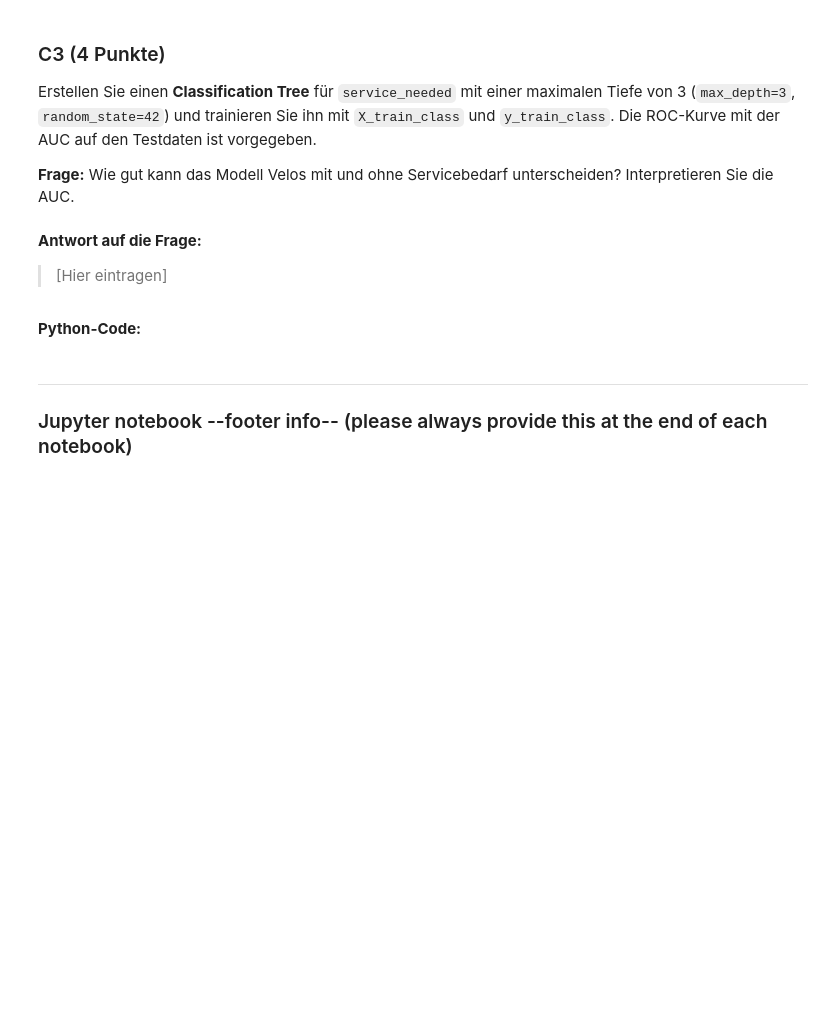
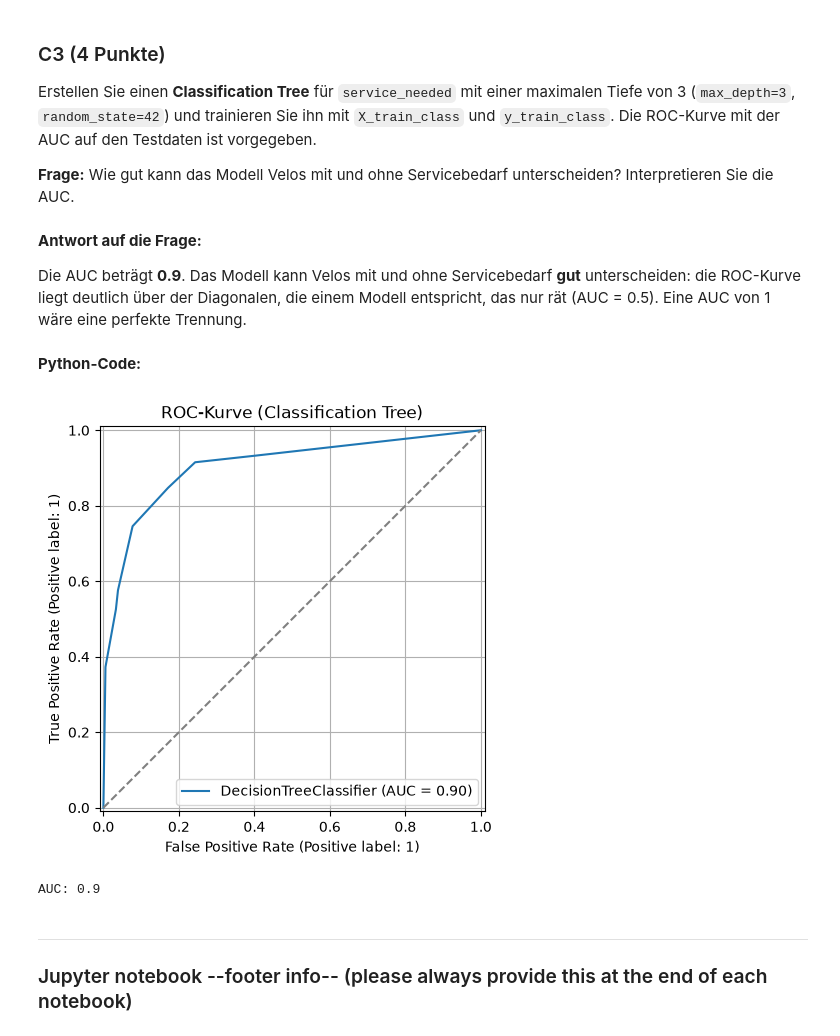
Before and after one commit to LeonCZHAW/DS_HS2026_LNW, a Jupyter notebook: DS_HS2026_LNW_I_Examples/AP03/AP03_Machine_Learning.ipynb, the cells around one changed output. Saved outputs shown, nothing was run; the diff lists cells and outputs as text; code cells hidden in the pictures; blank space fills up the shorter version.

```diff
--- a/DS_HS2026_LNW_I_Examples/AP03/AP03_Machine_Learning.ipynb
+++ b/DS_HS2026_LNW_I_Examples/AP03/AP03_Machine_Learning.ipynb
@@ -478,25 +482,28 @@ Erstellen Sie einen **Classification Tree** für `service_needed` mit einer maxi
 # %% [markdown]
 **Antwort auf die Frage:**
 
-> [Hier eintragen]
+Die AUC beträgt **0.9**. Das Modell kann Velos mit und ohne Servicebedarf **gut** unterscheiden: die ROC-Kurve liegt deutlich über der Diagonalen, die einem Modell entspricht, das nur rät (AUC = 0.5). Eine AUC von 1 wäre eine perfekte Trennung.
 # %% [markdown]
 **Python-Code:**
 # %%
 # Create a classification tree with max_depth=3 and random_state=42
-clf_tree = ...
+clf_tree = DecisionTreeClassifier(max_depth=3, random_state=42)
 
 # Train the classification tree with the training data
-...
+clf_tree.fit(X_train_class, y_train_class)
 
 # ROC curve and AUC on the test data (given)
 plt.figure(figsize=(5, 5))
 ax = plt.gca()
 roc_disp = RocCurveDisplay.from_estimator(clf_tree, X_test_class, y_test_class, ax=ax)
 ax.plot([0, 1], [0, 1], linestyle='--', color='grey')
 plt.title('ROC-Kurve (Classification Tree)')
 plt.grid()
 plt.show()
 print('AUC:', round(roc_disp.roc_auc, 2))
+# %% [output]
+[figure, added]
+AUC: 0.9
 # %% [markdown]
 ---
 ### Jupyter notebook --footer info-- (please always provide this at the end of each notebook)
```
Also changed, not shown: parts of 5 cells of this notebook.
